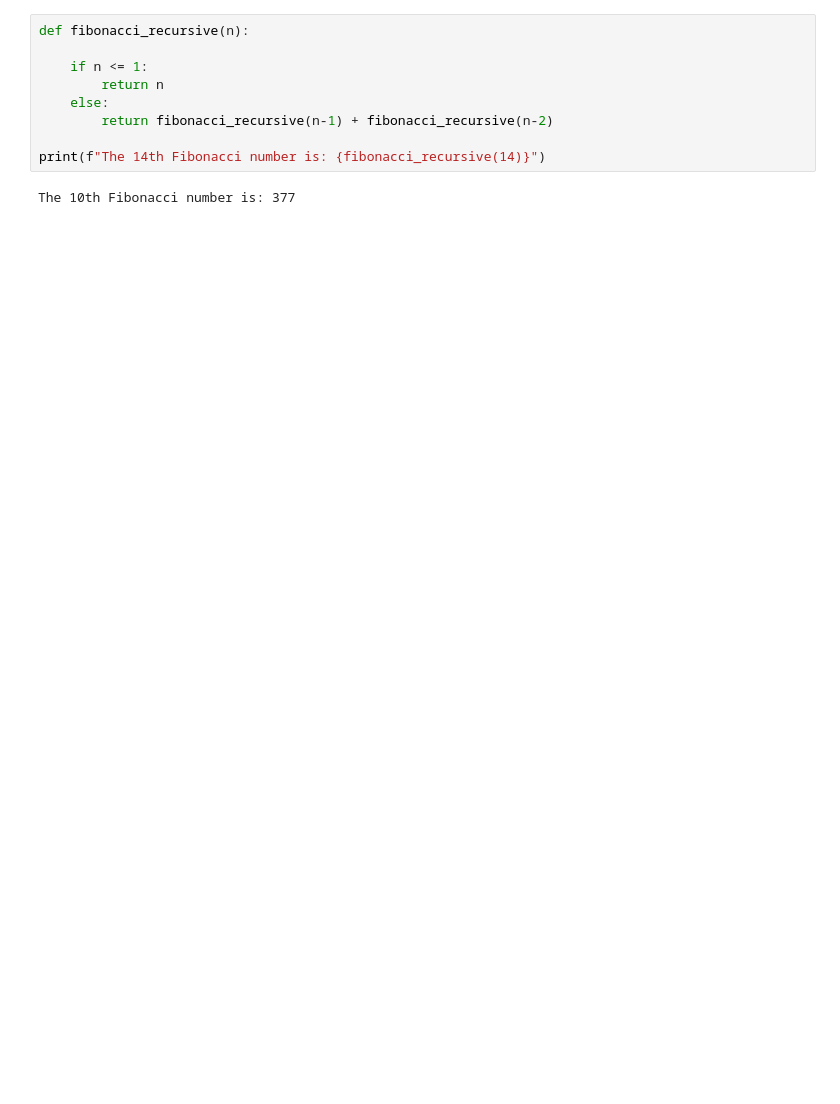
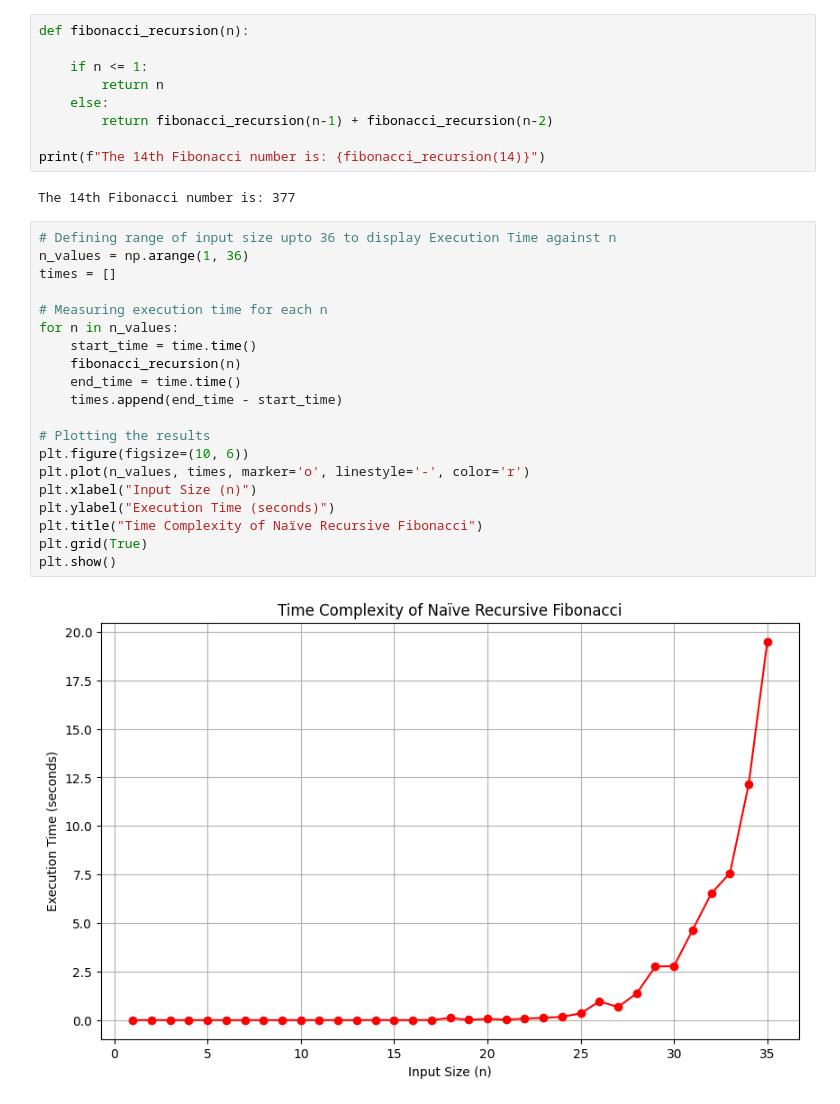
Before and after one commit to shivanggarg30/algo-efficiency-mini-project-Shivang, a Jupyter notebook: Algorithm_Analysis.ipynb, the cells around one changed output. Cells and saved outputs as stored; diff of their text form; blank space fills up the shorter version.

```diff
--- a/Algorithm_Analysis.ipynb
+++ b/Algorithm_Analysis.ipynb
@@ -7,11 +7,33 @@ Matplotlib is building the font cache; this may take a moment.
 # %%
-def fibonacci_recursive(n):
+def fibonacci_recursion(n):
 
     if n <= 1:
         return n
     else:
-        return fibonacci_recursive(n-1) + fibonacci_recursive(n-2)
+        return fibonacci_recursion(n-1) + fibonacci_recursion(n-2)
 
-print(f"The 14th Fibonacci number is: {fibonacci_recursive(14)}")
+print(f"The 14th Fibonacci number is: {fibonacci_recursion(14)}")
 # %% [output]
-The 10th Fibonacci number is: 377
+The 14th Fibonacci number is: 377
+# %%
+# Defining range of input size upto 36 to display Execution Time against n
+n_values = np.arange(1, 36)
+times = []
+
+# Measuring execution time for each n
+for n in n_values:
+    start_time = time.time()
+    fibonacci_recursion(n)
+    end_time = time.time()
+    times.append(end_time - start_time)
+
+# Plotting the results
+plt.figure(figsize=(10, 6))
+plt.plot(n_values, times, marker='o', linestyle='-', color='r')
+plt.xlabel("Input Size (n)")
+plt.ylabel("Execution Time (seconds)")
+plt.title("Time Complexity of Naïve Recursive Fibonacci")
+plt.grid(True)
+plt.show()
+# %% [output]
+[figure, added]
```
Also changed, not shown: parts of 21 cells of this notebook, 2 other files.
